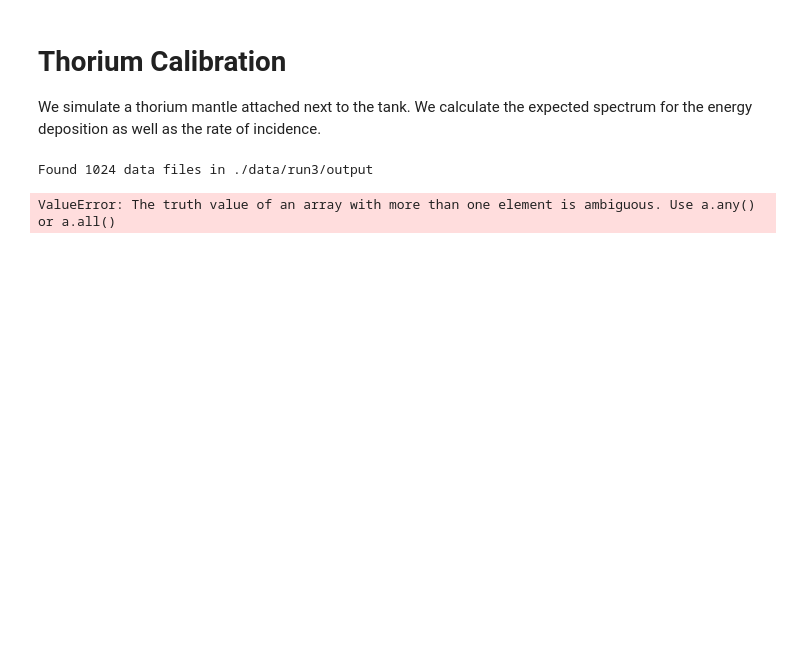
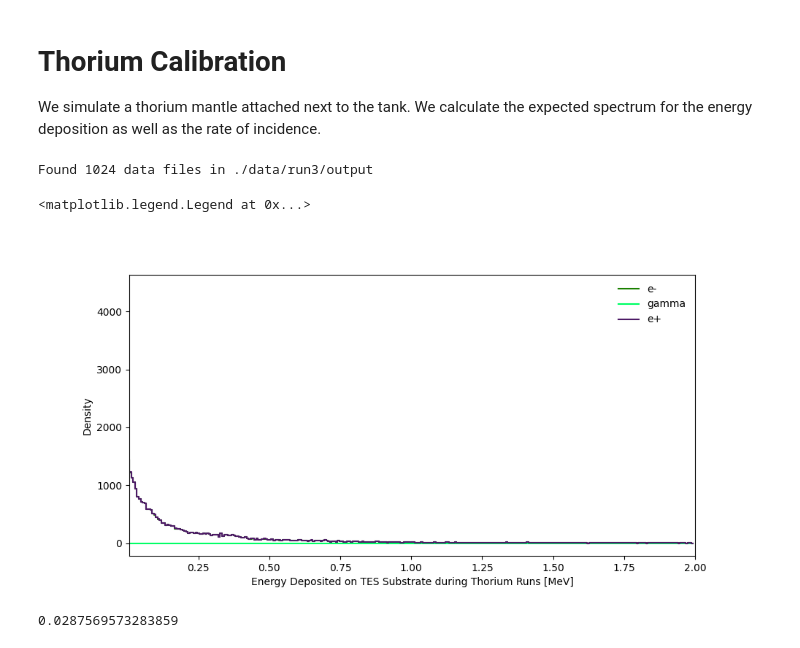
Before and after one commit to nyuad-astroparticle/tes-geant, a Jupyter notebook: analysis/thorium-calibration.ipynb, the cells around one changed output. Saved outputs shown, nothing was run; the diff lists cells and outputs as text; code cells hidden in the pictures; blank space fills up the shorter version.

```diff
--- a/analysis/thorium-calibration.ipynb
+++ b/analysis/thorium-calibration.ipynb
@@ -50,14 +52,22 @@ particleEnergies = {particle:energy.loc[energy.Particle.str.contains(particle)]
 # %%
 # Plot a histogram
 fig = plt.figure(figsize=(10,5))
 ax  = fig.add_subplot(111)
-stackedEnergies = np.array([particleEnergies[particle].EnergyDeposited.to_list() for particle in particle_energies])
-n,bins,_ = ax.hist(stackedEnergies, bins=700, stacked=True, density=True);
 
-ax.set_xlim(bins[1],2)
-ax.set_ylim(0,n[1])
+NBINS       = 300
+LIMS        = (0,2)
+BINS        = np.linspace(*LIMS,NBINS+1)
+stackedHist = np.array([np.histogram(particleEnergies[particle].EnergyDeposited,bins=BINS)[0] for particle in particleEnergies])
+color       = np.round(np.random.rand(len(stackedHist),3),1)
+[ax.step(BINS[:-1],hist,label=particle,color=c) for hist,particle,c in zip(stackedHist,particleEnergies,color)]
+
+ax.set_xlim(BINS[1],2)
+# ax.set_ylim(0,np.max(,axis=0))
 ax.set_xlabel('Energy Deposited on TES Substrate during Thorium Runs [MeV]')
 ax.set_ylabel('Density')
+ax.legend(frameon=False)
 # ax.set_yscale('log')
+# ax.set_xscale('log')
 # %% [output]
-ValueError: The truth value of an array with more than one element is ambiguous. Use a.any() or a.all()
+<matplotlib.legend.Legend at 0x...>
+[figure, added]
@@ -68,0 +74,4 @@ stackedHist = [np.histogram(particleEnergies[particle].EnergyDeposited,bins=) fo
+# %%
+len(particleEnergies['gamma'].EnergyDeposited) /len(energy)
+# %% [output]
+0.0287569573283859
```
Also changed, not shown: parts of 3 cells of this notebook.
